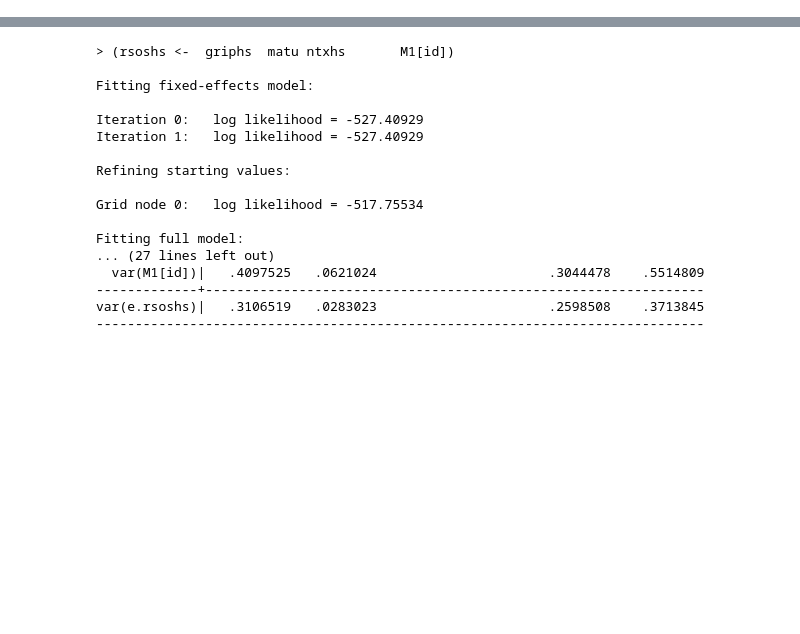
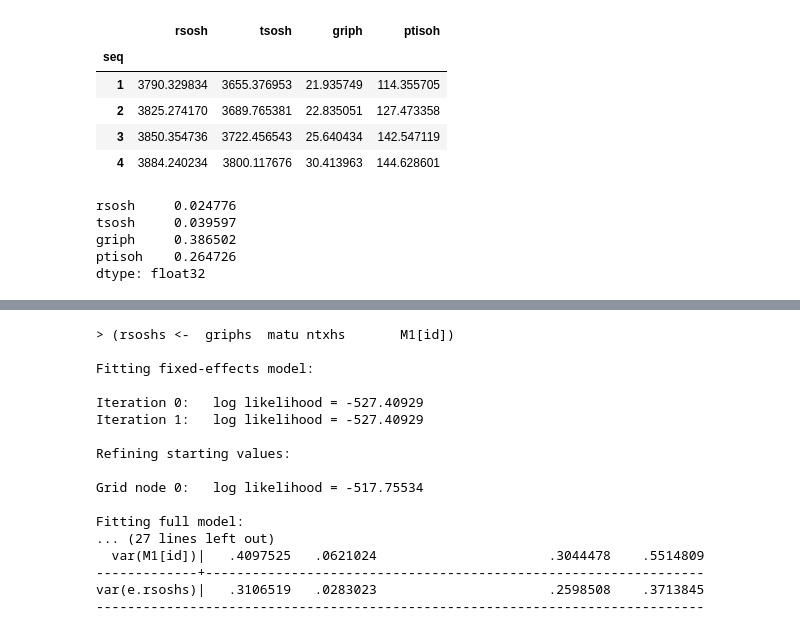
Before and after one commit to kmongeon/exercise_physiology, a Jupyter notebook: scripts/prev_stata_script.ipynb, the cells around one changed output, grey strips where cells are left out. Cells and saved outputs as stored; diff of their text form; code cells hidden in the pictures; blank space fills up the shorter version.

```diff
--- a/scripts/prev_stata_script.ipynb
+++ b/scripts/prev_stata_script.ipynb
@@ -34,0 +612,18 @@ file ./out/dt.dta saved
+# %%
+ds = dm.groupby('seq')['rsosh', 'tsosh', 'griph', 'ptisoh'].mean()
+ds
+# %% [output]
+|  | rsosh | tsosh | griph | ptisoh |
+| seq |  |  |  |  |
+| 1 | 3790.329834 | 3655.376953 | 21.935749 | 114.355705 |
+| 2 | 3825.274170 | 3689.765381 | 22.835051 | 127.473358 |
+| 3 | 3850.354736 | 3722.456543 | 25.640434 | 142.547119 |
+| 4 | 3884.240234 | 3800.117676 | 30.413963 | 144.628601 |
+# %%
+ds.iloc[3]/ds.iloc[0]-1
+# %% [output]
+rsosh     0.024776
+tsosh     0.039597
+griph     0.386502
+ptisoh    0.264726
+dtype: float32
```
Also changed, not shown: parts of 46 cells of this notebook, 13 other files.
